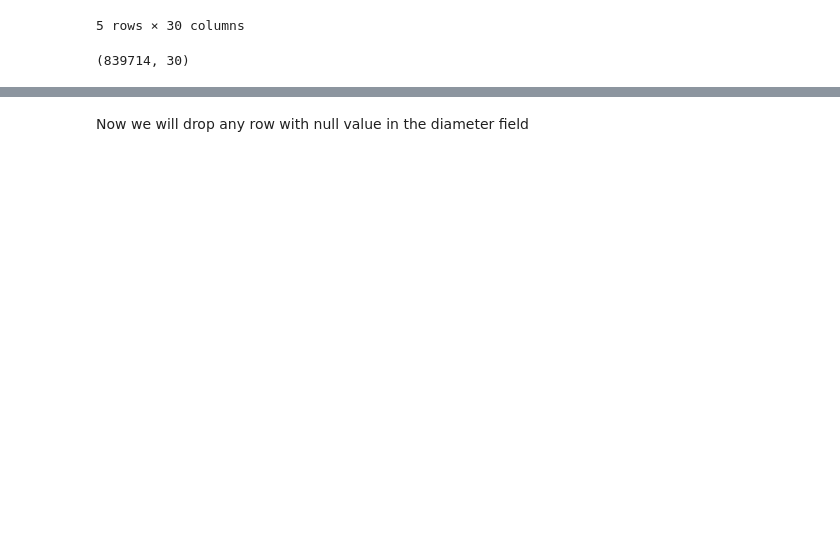
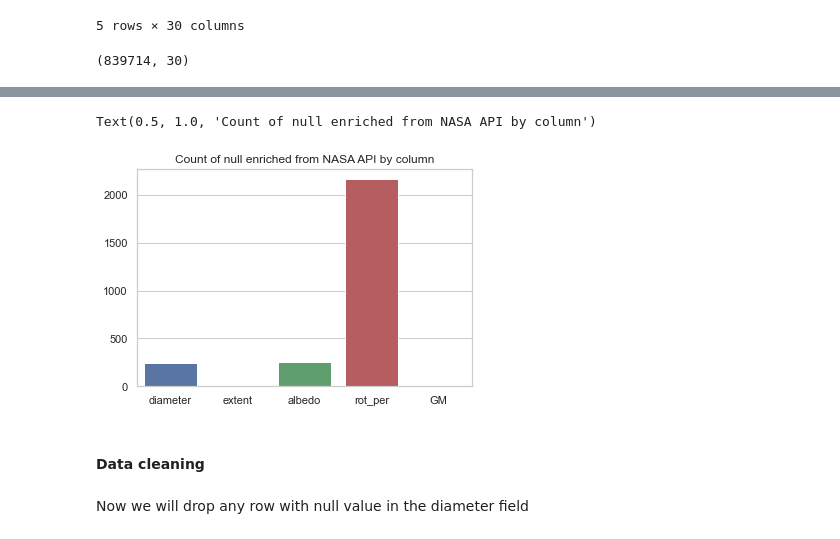
Before and after one commit to slash827/Data-Science-Workshop, a Jupyter notebook: Asteroid_notebook_new_version.ipynb, the cells around one changed output, grey strips where cells are left out. Saved outputs shown, nothing was run; the diff lists cells and outputs as text; code cells hidden in the pictures; blank space fills up the shorter version.

```diff
--- a/Asteroid_notebook_new_version.ipynb
+++ b/Asteroid_notebook_new_version.ipynb
@@ -108,3 +173,12 @@ dtype: int64
+# %%
+count_of_null_enriched = {'diameter': 247, 'extent': 2, 'albedo': 249, 'rot_per': 2164, 'GM': 1}
+perc =  [i for i in count_of_null_enriched.values()]
+sns.barplot(x=list(count_of_null_enriched.keys()),y=perc).set_title("Count of null enriched from NASA API by column")
+# %% [output]
+Text(0.5, 1.0, 'Count of null enriched from NASA API by column')
+[figure, added]
+# %% [markdown]
+#### **Data cleaning**
 # %% [markdown]
 Now we will drop any row with null value in the diameter field
 # %%
```
Also changed, not shown: parts of 98 cells of this notebook.
